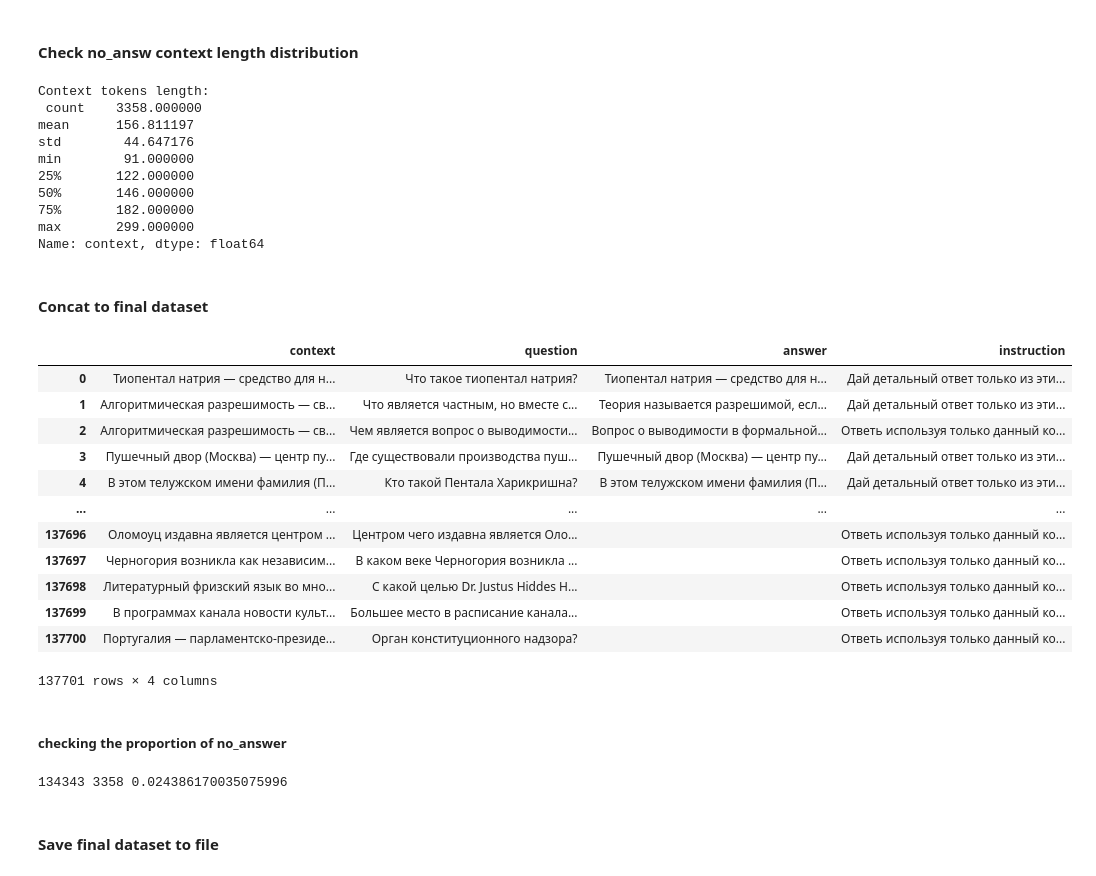
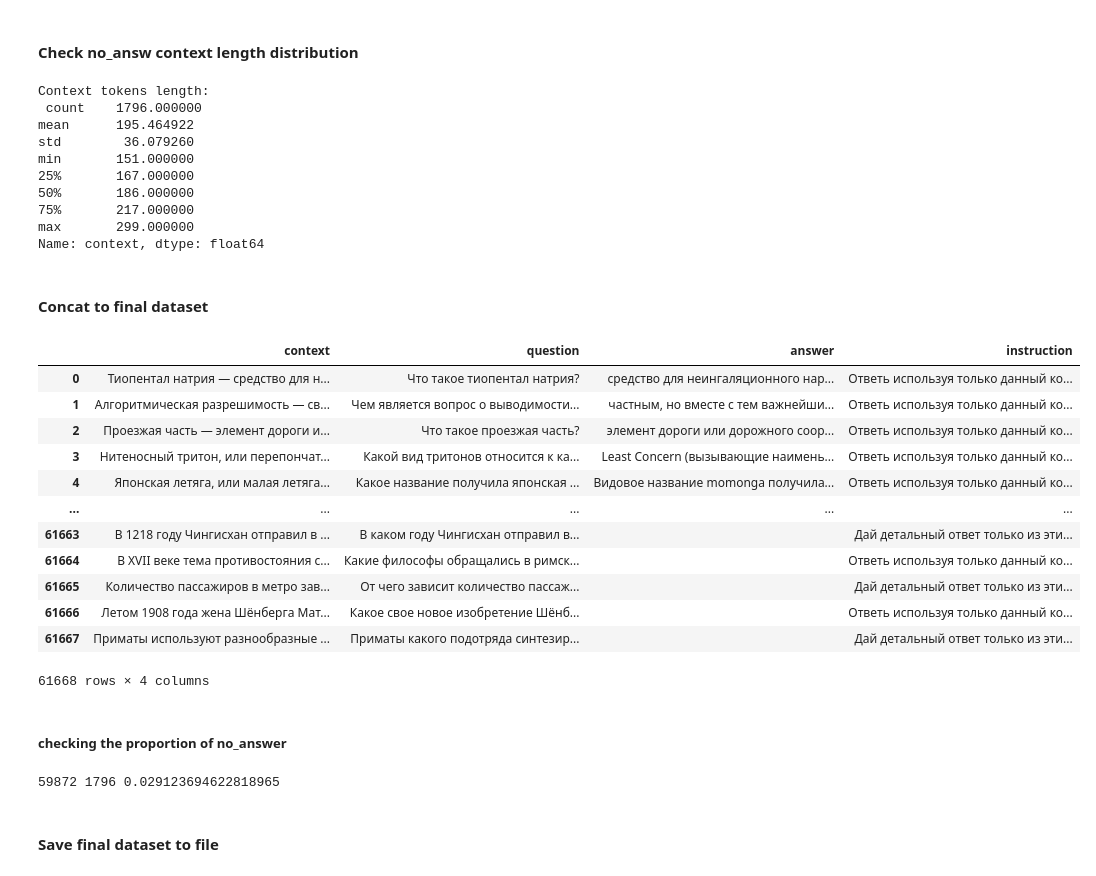
Before and after one commit to AkulichS/QA-NanoGPT, a Jupyter notebook: data/qa_dataset_prepare.ipynb, the cells around one changed output. Cells and saved outputs as stored; diff of their text form; code cells hidden in the pictures.

```diff
--- a/data/qa_dataset_prepare.ipynb
+++ b/data/qa_dataset_prepare.ipynb
@@ -104,7 +104,7 @@ full_df = full_df.drop(columns=["answer_lower", "question_lower"]).copy()
 
 # ---- drop short sentences ----
 min_cont_len = 240
-full_df = full_df[full_df["answer"].fillna("").str.len() > 30]
+full_df = full_df[full_df["answer"].fillna("").str.len() > 45]
 full_df = full_df[full_df["context"].str.len() > min_cont_len]
 full_df = full_df[(full_df["answer"].str.len() / full_df["context"].str.len()) < 0.8]
 
@@ -116,7 +116,7 @@ pattern = r"[{}]"
 mask = full_df['context'].str.contains(pattern, regex=True, na=False)
 full_df = full_df[~mask].copy()
 
-# drop formula in no answer data
+# drop formula in no answer dataset
 mask = no_answ_df['context'].str.contains(pattern, regex=True, na=False)
 no_answ_df = no_answ_df[~mask].copy()
 
@@ -125,7 +125,7 @@ pattern = r"//[^//]+//"
 mask = full_df['context'].str.contains(pattern, regex=True, na=False)
 full_df = full_df[~mask].copy()
 
-# drop context with list of source in no answer data
+# drop context with list of source in no answer dataset
 mask = no_answ_df['context'].str.contains(pattern, regex=True, na=False)
 no_answ_df = no_answ_df[~mask].copy()
 
@@ -134,7 +134,7 @@ threshold = 0.6
 for col in ["context", "question", "answer"]:
     full_df = full_df[full_df[col].map(repetition_score) > threshold]
 
-# drop repetition text in no answer data
+# drop repetition text in no answer dataset
 no_answ_df = no_answ_df[no_answ_df['context'].map(repetition_score) > threshold]
 
 full_df
@@ -230,6 +243,7 @@ full_df
 #### Clean no answers dataset
 # %%
 from qa_instructions import pick_instruction
+import numpy as np
 
 # ---- remove accents and normalize ----
 no_answ_df['context'] = no_answ_df['context'].map(cleaner.remove_accents).map(cleaner.normalize_text)
@@ -237,19 +251,20 @@ no_answ_df['context'] = no_answ_df['context'].map(cleaner.remove_accents).map(cl
 # ---- length filter ----
 no_answ_df["context_len"] = no_answ_df["context"].map(cleaner._encoded_text_len)
 no_answ_df = no_answ_df[
-    (no_answ_df["context_len"] > 90) & (no_answ_df["context_len"] < 300)
+    (no_answ_df["context_len"] > 150) & (no_answ_df["context_len"] < 300)
 ].copy()
 
-# sample up to 2.5% no answers
-n = int(0.025 * full_df.shape[0])
+# sample up to 3% no answers
+n = int(0.03 * full_df.shape[0])
 no_answ_df = no_answ_df.sample(n=min(n, len(no_answ_df)), random_state=42).copy()
 
 # map instruction
-no_answ_df["instruction_type"] = "default"
+no_answ_df["instruction_type"] = np.random.choice(
+    ["default", "detail"],
+    size=len(no_answ_df),
+    p=[0.5, 0.5]
+)
 no_answ_df["instruction"] = no_answ_df["instruction_type"].apply(pick_instruction)
 
-# drop unnecessary columns
-no_answ_df.drop(columns=['context_len', 'instruction_type'], inplace=True)
-
 no_answ_df
 # %% [output]
@@ -298,36 +317,38 @@ Name: answer, dtype: float64
 print('\nContext tokens length:\n', no_answ_df["context"].map(cleaner._encoded_text_len).describe())
 # %% [output]
 Context tokens length:
- count    3358.000000
-mean      156.811197
-std        44.647176
-min        91.000000
-25%       122.000000
-50%       146.000000
-75%       182.000000
+ count    1796.000000
+mean      195.464922
+std        36.079260
+min       151.000000
+25%       167.000000
+50%       186.000000
+75%       217.000000
 max       299.000000
 Name: context, dtype: float64
 # %% [markdown]
 #### Concat to final dataset
 # %%
 # keep only necessary columns
-full_df = full_df[['context', 'question', 'answer', 'instruction']].copy()
+columns = ['context', 'question', 'answer', 'instruction']
+no_answ_df = no_answ_df[columns].copy()
+full_df = full_df[columns].copy()
 full_df = pd.concat([full_df, no_answ_df], ignore_index=True)
 full_df
 # %% [output]
 |  | context | question | answer | instruction |
-| 0 | Тиопентал натрия — средство для н... | Что такое тиопентал натрия? | Тиопентал натрия — средство для н... | Дай детальный ответ только из эти... |
-| 1 | Алгоритмическая разрешимость — св... | Что является частным, но вместе с... | Теория называется разрешимой, есл... | Дай детальный ответ только из эти... |
-| 2 | Алгоритмическая разрешимость — св... | Чем является вопрос о выводимости... | Вопрос о выводимости в формальной... | Ответь используя только данный ко... |
-| 3 | Пушечный двор (Москва) — центр пу... | Где существовали производства пуш... | Пушечный двор (Москва) — центр пу... | Дай детальный ответ только из эти... |
-| 4 | В этом телужском имени фамилия (П... | Кто такой Пентала Харикришна? | В этом телужском имени фамилия (П... | Дай детальный ответ только из эти... |
+| 0 | Тиопентал натрия — средство для н... | Что такое тиопентал натрия? | средство для неингаляционного нар... | Ответь используя только данный ко... |
+| 1 | Алгоритмическая разрешимость — св... | Чем является вопрос о выводимости... | частным, но вместе с тем важнейши... | Ответь используя только данный ко... |
+| 2 | Проезжая часть — элемент дороги и... | Что такое проезжая часть? | элемент дороги или дорожного соор... | Ответь используя только данный ко... |
+| 3 | Нитеносный тритон, или перепончат... | Какой вид тритонов относится к ка... | Least Concern (вызывающие наимень... | Ответь используя только данный ко... |
+| 4 | Японская летяга, или малая летяга... | Какое название получила японская ... | Видовое название momonga получила... | Ответь используя только данный ко... |
 | ... | ... | ... | ... | ... |
-| 137696 | Оломоуц издавна является центром ... | Центром чего издавна является Оло... |  | Ответь используя только данный ко... |
-| 137697 | Черногория возникла как независим... | В каком веке Черногория возникла ... |  | Ответь используя только данный ко... |
-| 137698 | Литературный фризский язык во мно... | С какой целью Dr. Justus Hiddes H... |  | Ответь используя только данный ко... |
-| 137699 | В программах канала новости культ... | Большее место в расписание канала... |  | Ответь используя только данный ко... |
-| 137700 | Португалия — парламентско-президе... | Орган конституционного надзора? |  | Ответь используя только данный ко... |
+| 61663 | В 1218 году Чингисхан отправил в ... | В каком году Чингисхан отправил в... |  | Дай детальный ответ только из эти... |
+| 61664 | В XVII веке тема противостояния с... | Какие философы обращались в римск... |  | Ответь используя только данный ко... |
+| 61665 | Количество пассажиров в метро зав... | От чего зависит количество пассаж... |  | Дай детальный ответ только из эти... |
+| 61666 | Летом 1908 года жена Шёнберга Мат... | Какое свое новое изобретение Шёнб... |  | Ответь используя только данный ко... |
+| 61667 | Приматы используют разнообразные ... | Приматы какого подотряда синтезир... |  | Дай детальный ответ только из эти... |
-137701 rows × 4 columns
+61668 rows × 4 columns
 # %% [markdown]
 ##### checking the proportion of no_answer
 # %%
@@ -336,7 +357,7 @@ df_no = full_df[no_answer_mask]
 df_yes = full_df[~no_answer_mask]
 print(len(df_yes), len(df_no), len(df_no) / len(full_df))
 # %% [output]
-134343 3358 0.024386170035075996
+59872 1796 0.029123694622818965
 # %% [markdown]
 #### Save final dataset to file
 # %%
```
Also changed, not shown: parts of 7 cells of this notebook, 1 other file.
